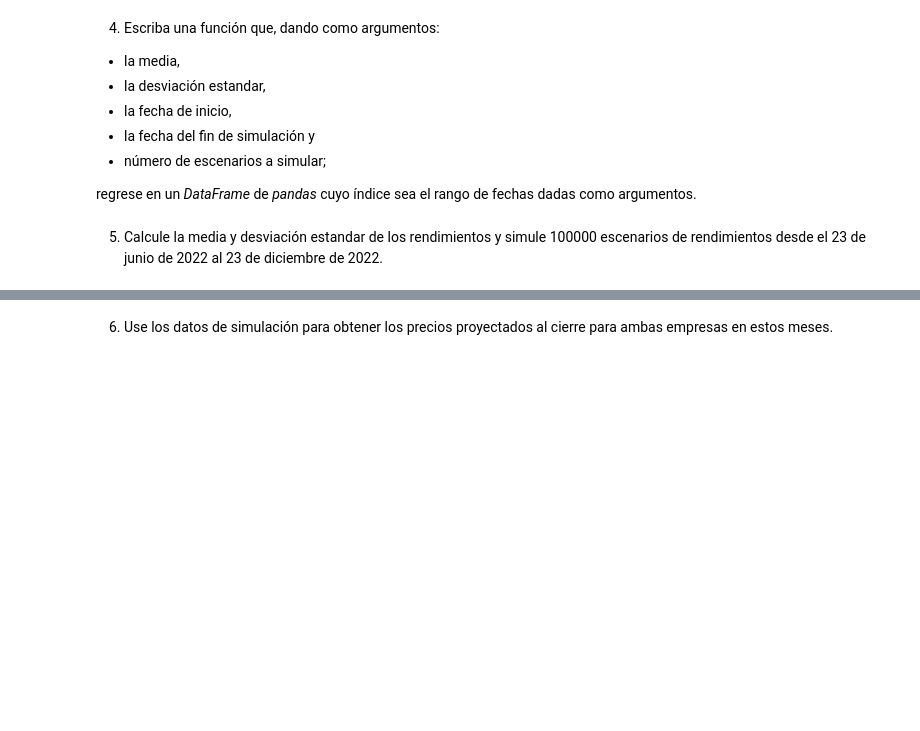
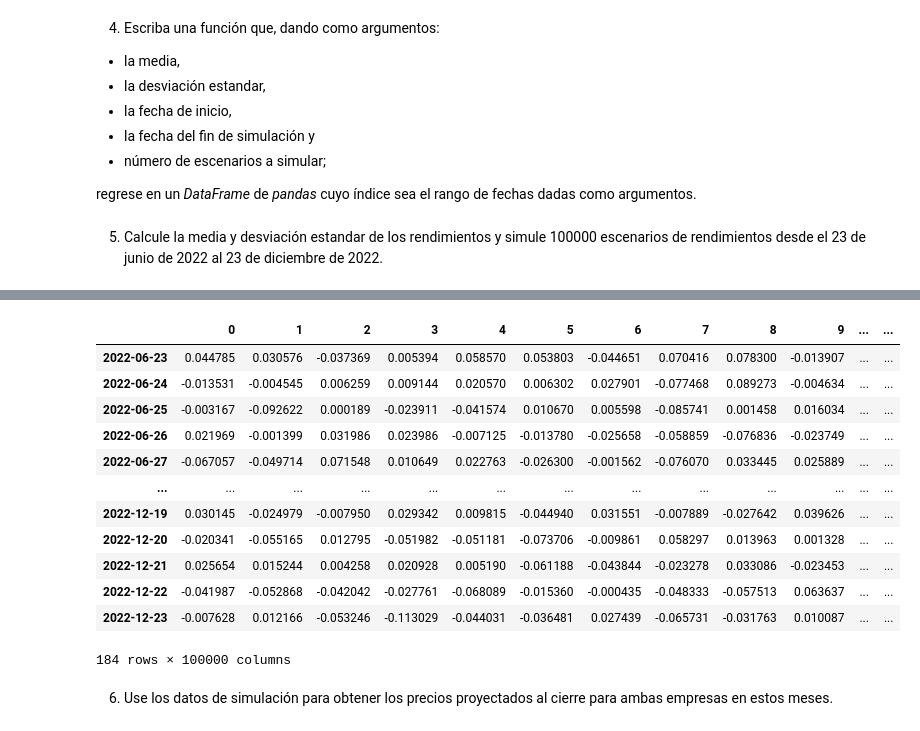
Before and after one commit to ZabHdezA19/Archivos-personales-SM-SZHA, a Jupyter notebook: Simulación Montecarlo/Examen2_ApellidoNombre.ipynb, the cells around one changed output, grey strips where cells are left out. Saved outputs shown, nothing was run; the diff lists cells and outputs as text; code cells hidden in the pictures; blank space fills up the shorter version.

```diff
--- a/Simulación Montecarlo/Examen2_ApellidoNombre.ipynb
+++ b/Simulación Montecarlo/Examen2_ApellidoNombre.ipynb
@@ -207,2 +312,18 @@ MELI_R = sim(R['MELI'].mean(),
+# %%
+MELI_R
+# %% [output]
+|  | 0 | 1 | 2 | 3 | 4 | 5 | 6 | 7 | 8 | 9 | ... | ... |
+| 2022-06-23 | 0.044785 | 0.030576 | -0.037369 | 0.005394 | 0.058570 | 0.053803 | -0.044651 | 0.070416 | 0.078300 | -0.013907 | ... | ... |
+| 2022-06-24 | -0.013531 | -0.004545 | 0.006259 | 0.009144 | 0.020570 | 0.006302 | 0.027901 | -0.077468 | 0.089273 | -0.004634 | ... | ... |
+| 2022-06-25 | -0.003167 | -0.092622 | 0.000189 | -0.023911 | -0.041574 | 0.010670 | 0.005598 | -0.085741 | 0.001458 | 0.016034 | ... | ... |
+| 2022-06-26 | 0.021969 | -0.001399 | 0.031986 | 0.023986 | -0.007125 | -0.013780 | -0.025658 | -0.058859 | -0.076836 | -0.023749 | ... | ... |
+| 2022-06-27 | -0.067057 | -0.049714 | 0.071548 | 0.010649 | 0.022763 | -0.026300 | -0.001562 | -0.076070 | 0.033445 | 0.025889 | ... | ... |
+| ... | ... | ... | ... | ... | ... | ... | ... | ... | ... | ... | ... | ... |
+| 2022-12-19 | 0.030145 | -0.024979 | -0.007950 | 0.029342 | 0.009815 | -0.044940 | 0.031551 | -0.007889 | -0.027642 | 0.039626 | ... | ... |
+| 2022-12-20 | -0.020341 | -0.055165 | 0.012795 | -0.051982 | -0.051181 | -0.073706 | -0.009861 | 0.058297 | 0.013963 | 0.001328 | ... | ... |
+| 2022-12-21 | 0.025654 | 0.015244 | 0.004258 | 0.020928 | 0.005190 | -0.061188 | -0.043844 | -0.023278 | 0.033086 | -0.023453 | ... | ... |
+| 2022-12-22 | -0.041987 | -0.052868 | -0.042042 | -0.027761 | -0.068089 | -0.015360 | -0.000435 | -0.048333 | -0.057513 | 0.063637 | ... | ... |
+| 2022-12-23 | -0.007628 | 0.012166 | -0.053246 | -0.113029 | -0.044031 | -0.036481 | 0.027439 | -0.065731 | -0.031763 | 0.010087 | ... | ... |
+184 rows × 100000 columns
 # %% [markdown]
 6. Use los datos de simulación para obtener los precios proyectados al cierre para ambas empresas en estos meses.
```
Also changed, not shown: parts of 25 cells of this notebook.
